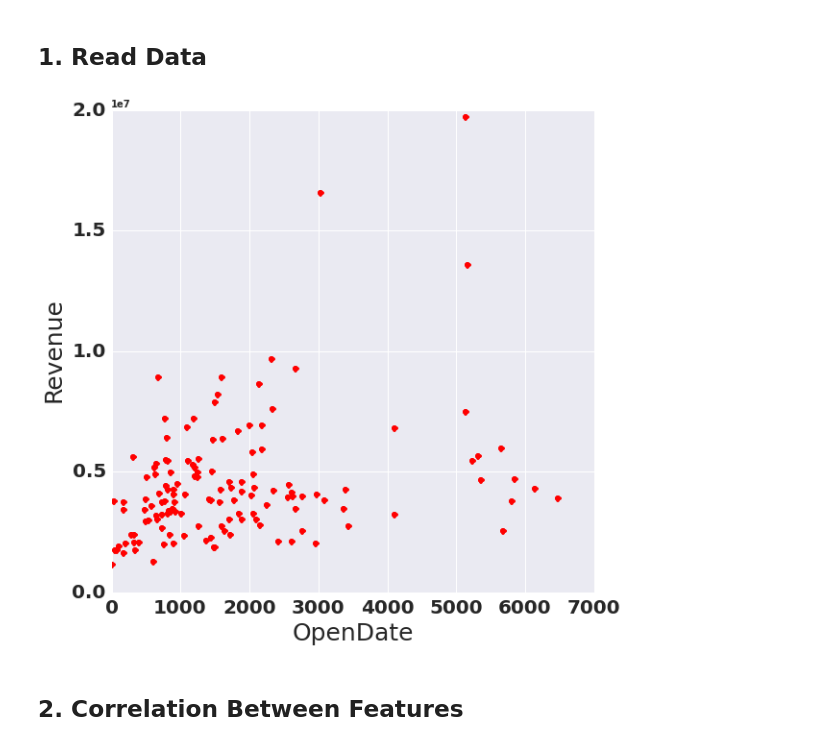
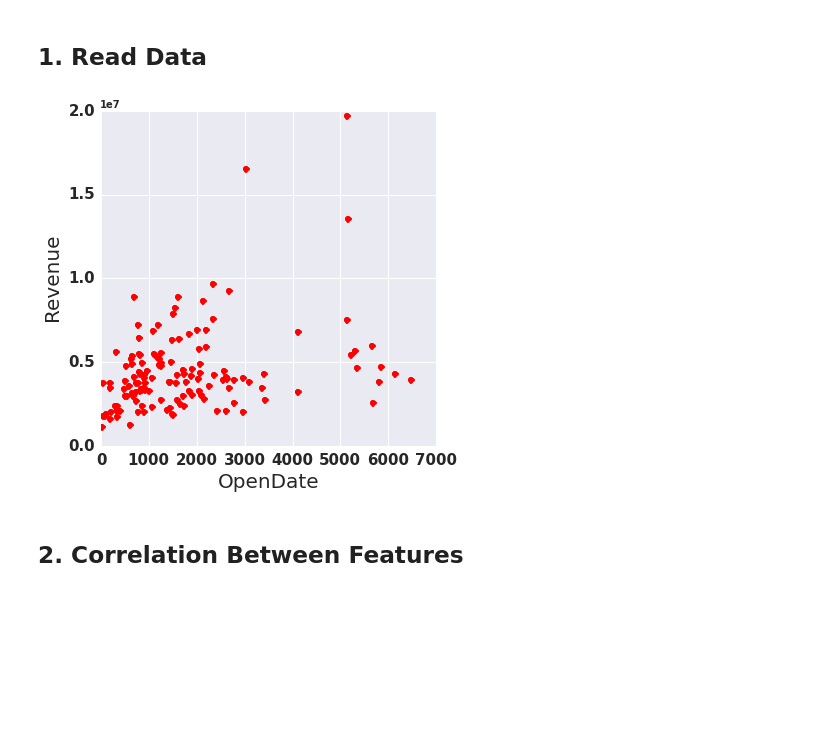
Before and after one commit to hxwang/revenue-prediction, a Jupyter notebook: data/visualize_data.ipynb, the cells around one changed output. Saved outputs shown, nothing was run; the diff lists cells and outputs as text; code cells hidden in the pictures; blank space fills up the shorter version.

```diff
--- a/data/visualize_data.ipynb
+++ b/data/visualize_data.ipynb
@@ -57,15 +57,15 @@ pd_all_test = pd.DataFrame(rows_test[:, 1:len(rows_test[0])], columns=test_heade
 # %%
 revenue = rows_train[:, len(rows_train[0])-1]
 open_data = rows_train[:, 1]
-fig, ax = plt.subplots(figsize=(9, 9))
+fig, ax = plt.subplots(figsize=(6, 6))
 plt.plot(open_data, revenue,'ro',linewidth=3)
-plt.xlabel('OpenDate', fontsize=25)
-plt.ylabel('Revenue', fontsize=25)
-plt.xticks(fontsize = 20)
-plt.yticks(fontsize = 20)
+plt.xlabel('OpenDate', fontsize=20)
+plt.ylabel('Revenue', fontsize=20)
+plt.xticks(fontsize = 15)
+plt.yticks(fontsize = 15)
 plt.show()
 # %% [output]
-[figure, old version]
+[figure, new version]
 # %% [markdown]
 ## 2. Correlation Between Features
 # %%
```
Also changed, not shown: 1 other file.
